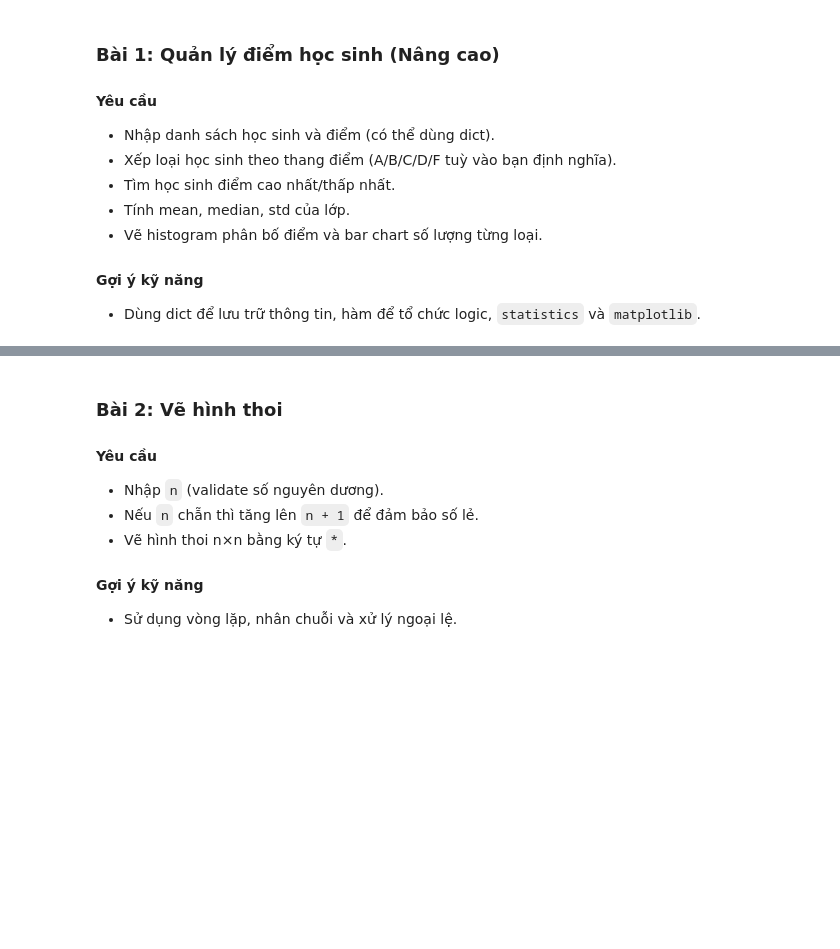
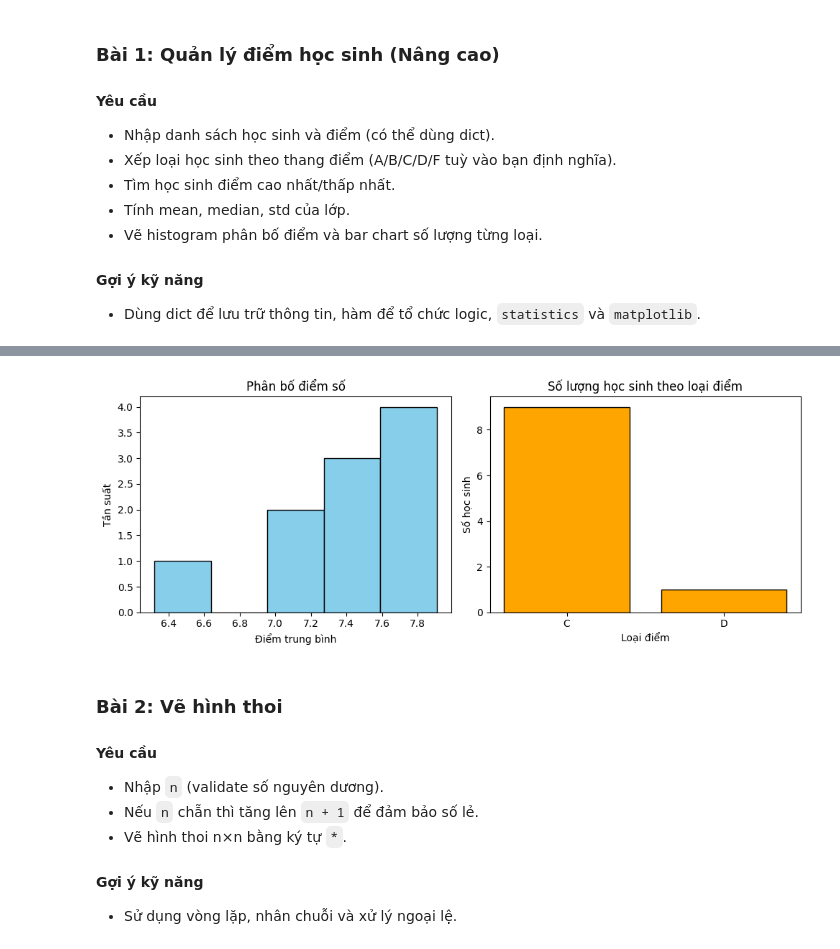
Before and after one commit to Challengeweek-AI-BK-AUTO/BaoTram1312-challenge-AI2526, a Jupyter notebook: python_challenge_week.ipynb, the cells around one changed output, grey strips where cells are left out. Drawn from its saved outputs; the diff is of its cells as text; code cells hidden in the pictures; blank space fills up the shorter version.

Commit message:
Được tạo bằng Colab

```diff
--- a/python_challenge_week.ipynb
+++ b/python_challenge_week.ipynb
@@ -554,3 +554,72 @@ def classify(score: float) -> str:
 
 # Bước 4: Vẽ biểu đồ histogram & bar chart
 # TODO: Sử dụng matplotlib để trực quan hoá
+# %%
+import matplotlib.pyplot as plt
+import statistics as stats
+import random
+
+students = {
+    "An": [random.uniform(5, 10) for _ in range(4)],
+    "Bình": [random.uniform(5, 10) for _ in range(4)],
+    "Chi": [random.uniform(5, 10) for _ in range(4)],
+    "Dũng": [random.uniform(5, 10) for _ in range(4)],
+    "Hà": [random.uniform(5, 10) for _ in range(4)],
+    "Linh": [random.uniform(5, 10) for _ in range(4)],
+    "Nam": [random.uniform(5, 10) for _ in range(4)],
+    "Oanh": [random.uniform(5, 10) for _ in range(4)],
+    "Phúc": [random.uniform(5, 10) for _ in range(4)],
+    "Trang": [random.uniform(5, 10) for _ in range(4)]
+}
+
+def classify(score: float) -> str:
+    if score >= 9.0:
+        return "A"
+    elif score >= 8.0:
+        return "B"
+    elif score >= 7.0:
+        return "C"
+    elif score >= 6.0:
+        return "D"
+    else:
+        return "F"
+
+student_avgs = {name: stats.mean(scores) for name, scores in students.items()}
+
+student_scores = list(student_avgs.values())
+student_names = list(student_avgs.keys())
+
+print("Thống kê lớp:")
+print("Max:", round(max(student_scores), 2))
+print("Min:", round(min(student_scores), 2))
+print("Mean:", round(stats.mean(student_scores), 2))
+print("Median:", round(stats.median(student_scores), 2))
+if len(student_scores) > 1:
+    print("Standard deviation:", round(stats.stdev(student_scores), 2))
+else:
+    print("Standard deviation: Không tính được (cần >= 2 học sinh)")
+
+print("Xếp loại:")
+for name, avg in student_avgs.items():
+    print(f"{name}: {round(avg,2)} → {classify(avg)}")
+
+grades = [classify(avg) for avg in student_avgs.values()]
+grade_counts = {g: grades.count(g) for g in sorted(set(grades))}
+
+plt.figure(figsize=(10, 4))
+
+plt.subplot(1, 2, 1)
+plt.hist(student_scores, bins=5, color='skyblue', edgecolor='black')
+plt.title("Phân bố điểm số")
+plt.xlabel("Điểm trung bình")
+plt.ylabel("Tần suất")
+
+plt.subplot(1, 2, 2)
+plt.bar(grade_counts.keys(), grade_counts.values(), color='orange', edgecolor='black')
+plt.title("Số lượng học sinh theo loại điểm")
+plt.xlabel("Loại điểm")
+plt.ylabel("Số học sinh")
+
+plt.tight_layout()
+plt.show()
+# %% [output]
@@ -557,3 +643,4 @@ def classify(score: float) -> str:
+[figure, added]
 # %% [markdown]
 ### Bài 2: Vẽ hình thoi
 #### Yêu cầu
```
Also changed, not shown: parts of 2 cells of this notebook.
